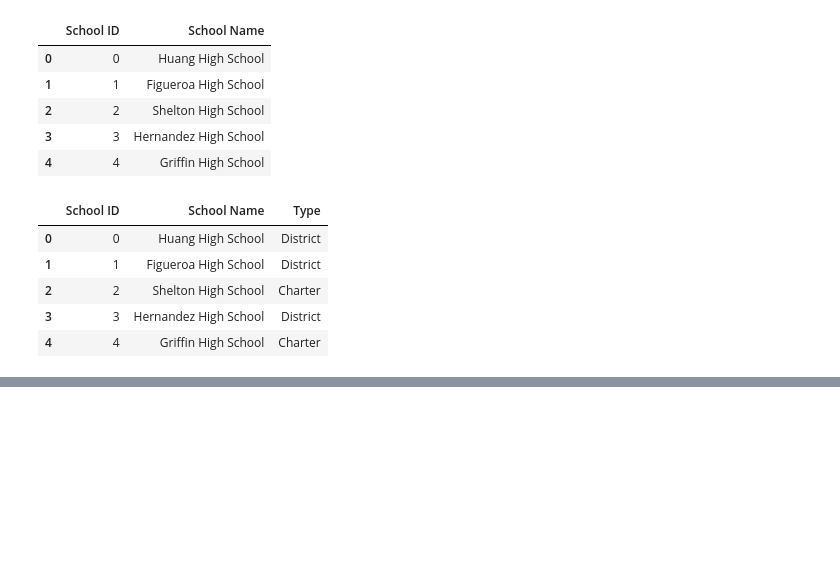
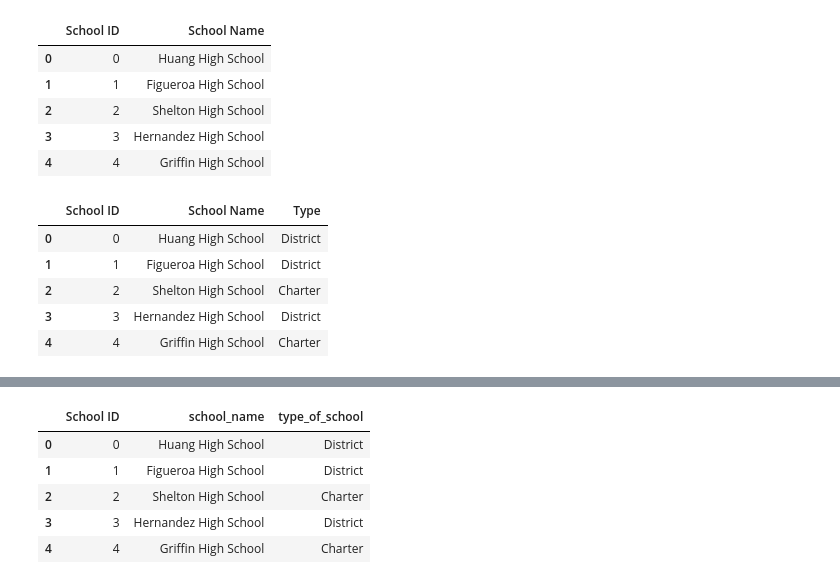
Before and after one commit to bberry91221/School_District_Analysis, a Jupyter notebook: pandas_practice.ipynb, the cells around one changed output, grey strips where cells are left out. Saved outputs shown, nothing was run; the diff lists cells and outputs as text; code cells hidden in the pictures; blank space fills up the shorter version.

Commit message:
district summary complete again

```diff
--- a/pandas_practice.ipynb
+++ b/pandas_practice.ipynb
@@ -118,3 +118,6 @@ schools_df
 | 2 | 2 | Shelton High School | Charter |
 | 3 | 3 | Hernandez High School | District |
 | 4 | 4 | Griffin High School | Charter |
+# %%
+high_schools_dict = {'School ID': school_id, 'school_name': school_name, 'type_of_school': type_of_school}
+high_schools_dict
@@ -120,0 +132,10 @@ schools_df
+# %%
+new = pd.DataFrame.from_dict(high_schools_dict)
+new
+# %% [output]
+|  | School ID | school_name | type_of_school |
+| 0 | 0 | Huang High School | District |
+| 1 | 1 | Figueroa High School | District |
+| 2 | 2 | Shelton High School | Charter |
+| 3 | 3 | Hernandez High School | District |
+| 4 | 4 | Griffin High School | Charter |
```
Also changed, not shown: parts of 2 cells of this notebook, 5 other files.
